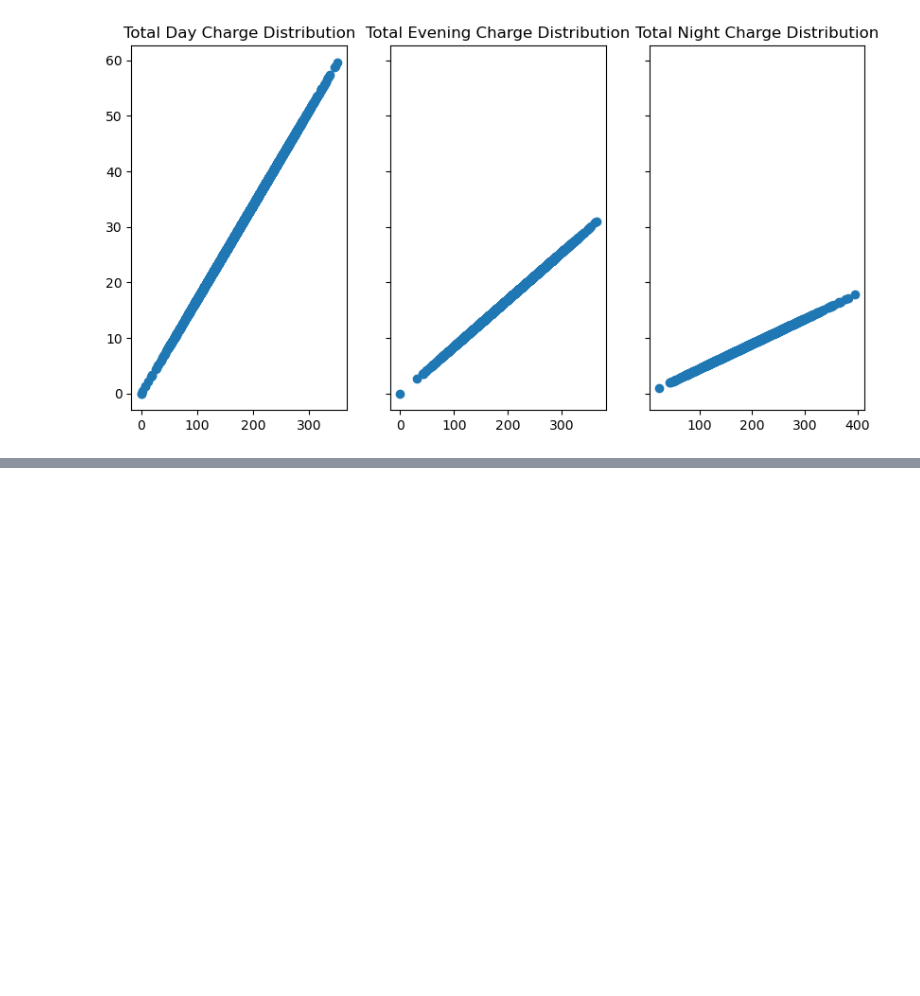
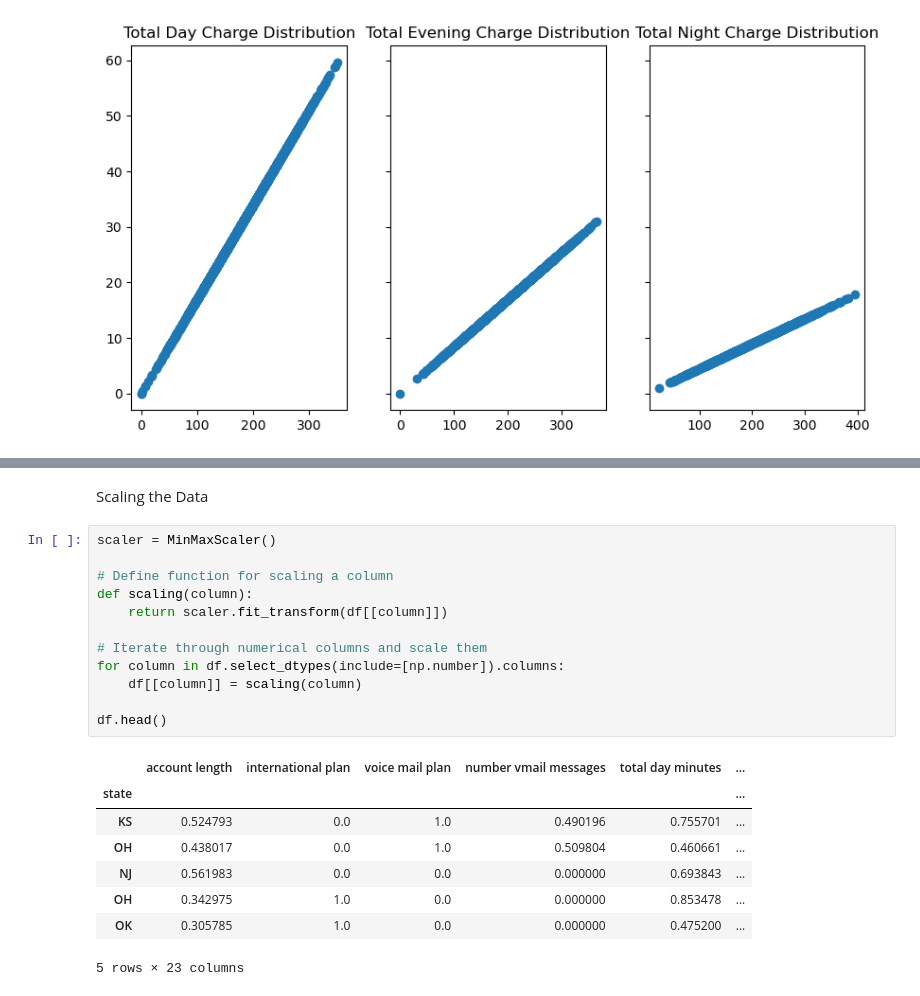
Before and after one commit to Kevan-Muthomi/PhaseThreeProject, a Jupyter notebook: index.ipynb, the cells around one changed output, grey strips where cells are left out. Drawn from its saved outputs; the diff is of its cells as text; blank space fills up the shorter version.

```diff
--- a/index.ipynb
+++ b/index.ipynb
@@ -644,0 +360,23 @@ best_features
+# %% [markdown]
+Scaling the Data
+# %%
+scaler = MinMaxScaler()
+
+# Define function for scaling a column
+def scaling(column):
+    return scaler.fit_transform(df[[column]])
+
+# Iterate through numerical columns and scale them
+for column in df.select_dtypes(include=[np.number]).columns:
+    df[[column]] = scaling(column)
+
+df.head()
+# %% [output]
+|  | account length | international plan | voice mail plan | number vmail messages | total day minutes | ... |
+| state |  |  |  |  |  | ... |
+| KS | 0.524793 | 0.0 | 1.0 | 0.490196 | 0.755701 | ... |
+| OH | 0.438017 | 0.0 | 1.0 | 0.509804 | 0.460661 | ... |
+| NJ | 0.561983 | 0.0 | 0.0 | 0.000000 | 0.693843 | ... |
+| OH | 0.342975 | 1.0 | 0.0 | 0.000000 | 0.853478 | ... |
+| OK | 0.305785 | 1.0 | 0.0 | 0.000000 | 0.475200 | ... |
+5 rows × 23 columns
```
Also changed, not shown: parts of 114 cells of this notebook.
